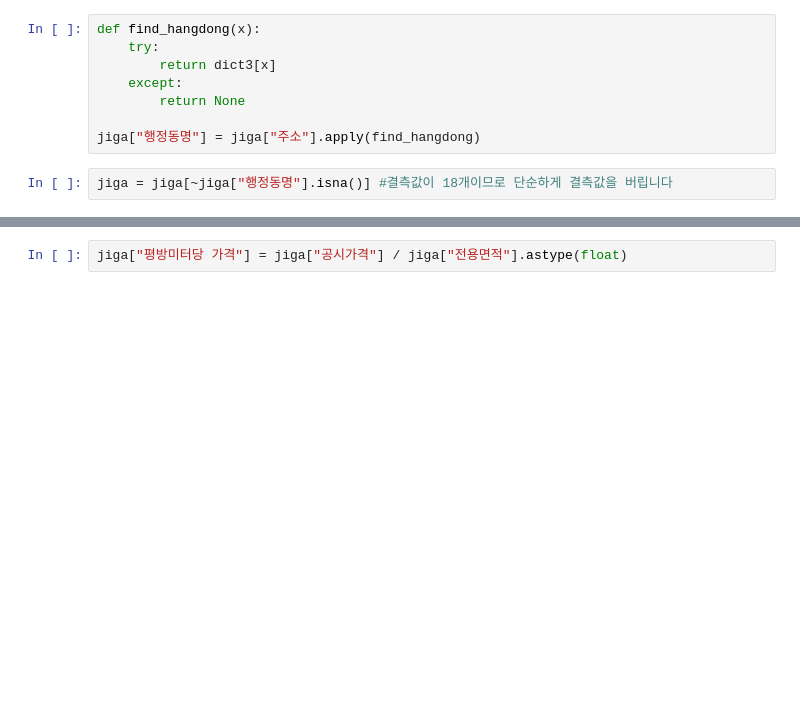
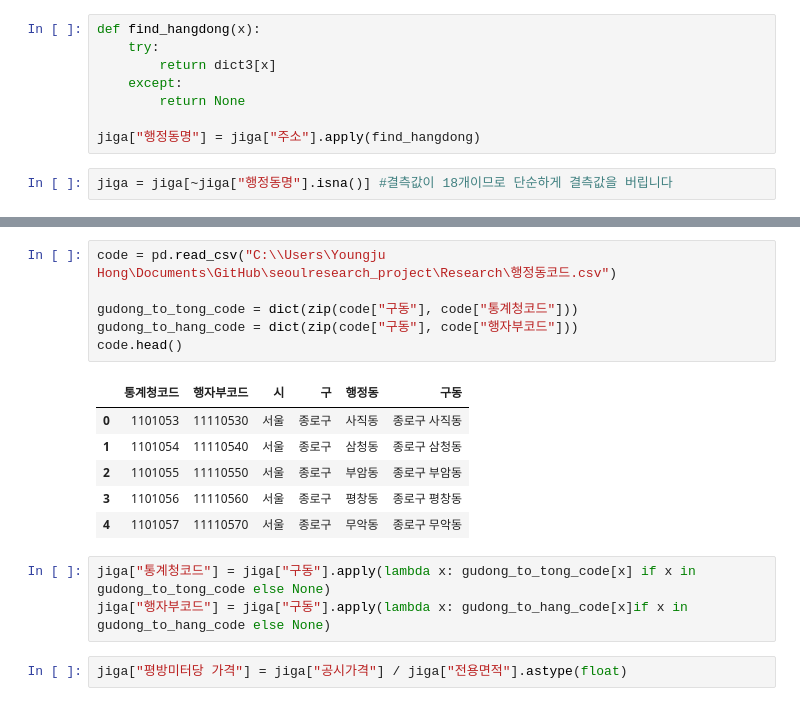
Before and after one commit to icehongsi/seoulresearch_project, a Jupyter notebook: Research/공동주택지가분석.ipynb, the cells around one changed output, grey strips where cells are left out. Cells and saved outputs as stored; diff of their text form; blank space fills up the shorter version.

```diff
--- a/Research/공동주택지가분석.ipynb
+++ b/Research/공동주택지가분석.ipynb
@@ -101,3 +131,19 @@ jiga = jiga[~jiga["행정동명"].isna()] #결측값이 18개이므로 단순하
+# %%
+code = pd.read_csv("C:\\Users\Youngju Hong\Documents\GitHub\seoulresearch_project\Research\행정동코드.csv")
+
+gudong_to_tong_code = dict(zip(code["구동"], code["통계청코드"]))
+gudong_to_hang_code = dict(zip(code["구동"], code["행자부코드"]))
+code.head()
+# %% [output]
+|  | 통계청코드 | 행자부코드 | 시 | 구 | 행정동 | 구동 |
+| 0 | 1101053 | 11110530 | 서울 | 종로구 | 사직동 | 종로구 사직동 |
+| 1 | 1101054 | 11110540 | 서울 | 종로구 | 삼청동 | 종로구 삼청동 |
+| 2 | 1101055 | 11110550 | 서울 | 종로구 | 부암동 | 종로구 부암동 |
+| 3 | 1101056 | 11110560 | 서울 | 종로구 | 평창동 | 종로구 평창동 |
+| 4 | 1101057 | 11110570 | 서울 | 종로구 | 무악동 | 종로구 무악동 |
+# %%
+jiga["통계청코드"] = jiga["구동"].apply(lambda x: gudong_to_tong_code[x] if x in gudong_to_tong_code else None)
+jiga["행자부코드"] = jiga["구동"].apply(lambda x: gudong_to_hang_code[x]if x in gudong_to_hang_code else None)
 # %%
 jiga["평방미터당 가격"] = jiga["공시가격"] / jiga["전용면적"].astype(float)
 # %%
```
Also changed, not shown: parts of 9 cells of this notebook, 5 other files.
